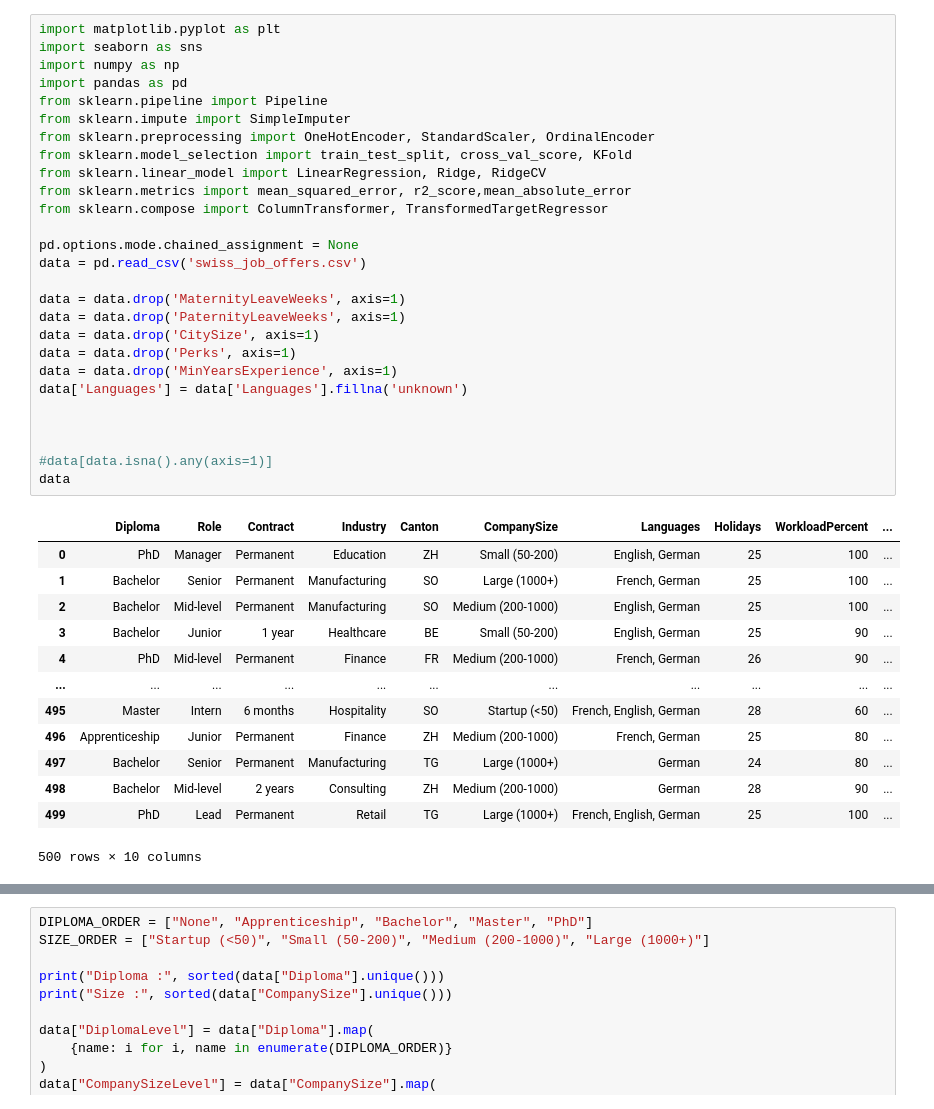
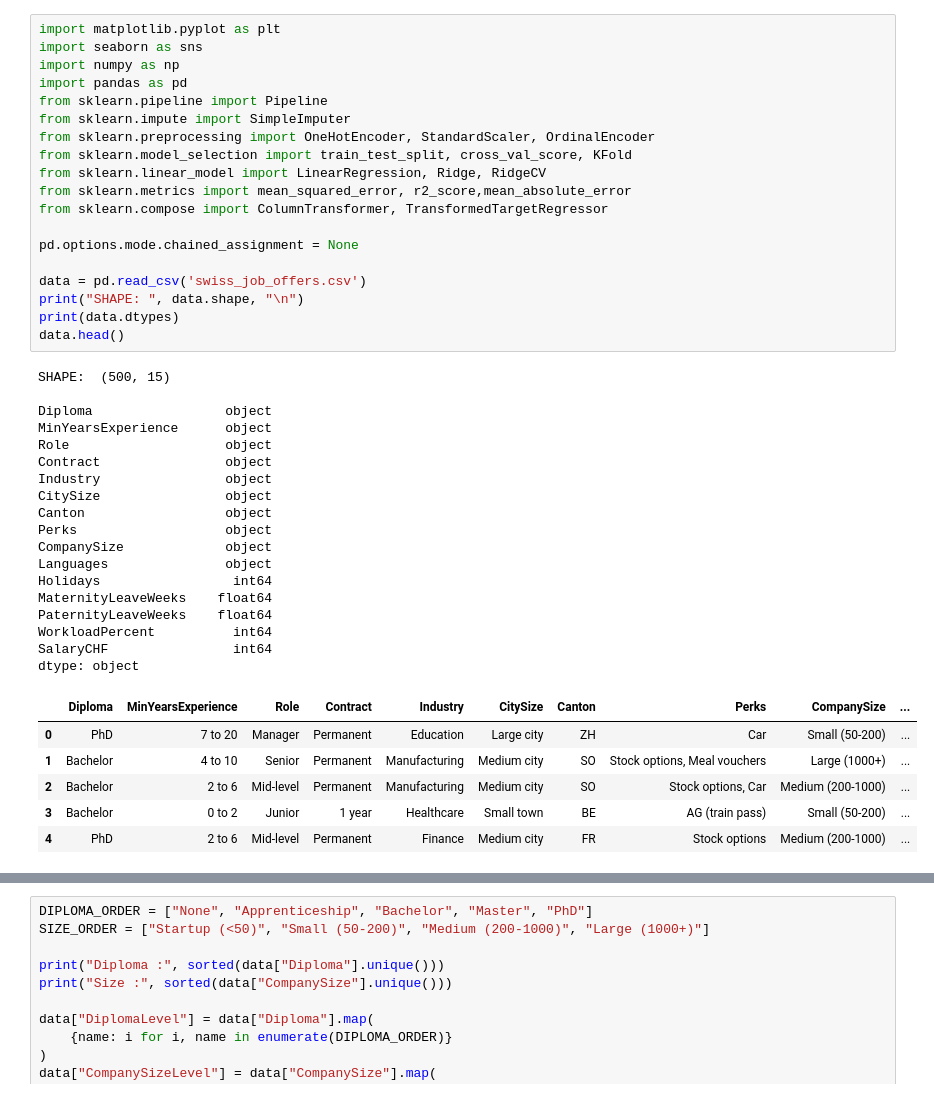
Before and after one commit to Dyumes/SS2-MobileApp, a Jupyter notebook: model_prediction/model.ipynb, the cells around one changed output, grey strips where cells are left out. Saved outputs shown, nothing was run; the diff lists cells and outputs as text.

```diff
--- a/model_prediction/model.ipynb
+++ b/model_prediction/model.ipynb
@@ -1,41 +6,44 @@
 # %%
 import matplotlib.pyplot as plt
 import seaborn as sns
 import numpy as np
 import pandas as pd
 from sklearn.pipeline import Pipeline
 from sklearn.impute import SimpleImputer
 from sklearn.preprocessing import OneHotEncoder, StandardScaler, OrdinalEncoder
 from sklearn.model_selection import train_test_split, cross_val_score, KFold
 from sklearn.linear_model import LinearRegression, Ridge, RidgeCV
 from sklearn.metrics import mean_squared_error, r2_score,mean_absolute_error
 from sklearn.compose import ColumnTransformer, TransformedTargetRegressor
 
 pd.options.mode.chained_assignment = None
+
 data = pd.read_csv('swiss_job_offers.csv')
-
-data = data.drop('MaternityLeaveWeeks', axis=1)
-data = data.drop('PaternityLeaveWeeks', axis=1)
-data = data.drop('CitySize', axis=1)
-data = data.drop('Perks', axis=1)
-data = data.drop('MinYearsExperience', axis=1)
-data['Languages'] = data['Languages'].fillna('unknown')
-
-
-
-#data[data.isna().any(axis=1)]
-data
+print("SHAPE: ", data.shape, "\n")
+print(data.dtypes)
+data.head()
 # %% [output]
+SHAPE:  (500, 15)
+
+Diploma                 object
+MinYearsExperience      object
+Role                    object
+Contract                object
+Industry                object
+CitySize                object
+Canton                  object
+Perks                   object
+CompanySize             object
+Languages               object
+Holidays                 int64
+MaternityLeaveWeeks    float64
+PaternityLeaveWeeks    float64
+WorkloadPercent          int64
+SalaryCHF                int64
+dtype: object
-|  | Diploma | Role | Contract | Industry | Canton | CompanySize | Languages | Holidays | WorkloadPercent | ... |
-| 0 | PhD | Manager | Permanent | Education | ZH | Small (50-200) | English, German | 25 | 100 | ... |
-| 1 | Bachelor | Senior | Permanent | Manufacturing | SO | Large (1000+) | French, German | 25 | 100 | ... |
-| 2 | Bachelor | Mid-level | Permanent | Manufacturing | SO | Medium (200-1000) | English, German | 25 | 100 | ... |
-| 3 | Bachelor | Junior | 1 year | Healthcare | BE | Small (50-200) | English, German | 25 | 90 | ... |
-| 4 | PhD | Mid-level | Permanent | Finance | FR | Medium (200-1000) | French, German | 26 | 90 | ... |
-| ... | ... | ... | ... | ... | ... | ... | ... | ... | ... | ... |
-| 495 | Master | Intern | 6 months | Hospitality | SO | Startup (<50) | French, English, German | 28 | 60 | ... |
-| 496 | Apprenticeship | Junior | Permanent | Finance | ZH | Medium (200-1000) | French, German | 25 | 80 | ... |
-| 497 | Bachelor | Senior | Permanent | Manufacturing | TG | Large (1000+) | German | 24 | 80 | ... |
-| 498 | Bachelor | Mid-level | 2 years | Consulting | ZH | Medium (200-1000) | German | 28 | 90 | ... |
-| 499 | PhD | Lead | Permanent | Retail | TG | Large (1000+) | French, English, German | 25 | 100 | ... |
+|  | Diploma | MinYearsExperience | Role | Contract | Industry | CitySize | Canton | Perks | CompanySize | ... |
+| 0 | PhD | 7 to 20 | Manager | Permanent | Education | Large city | ZH | Car | Small (50-200) | ... |
+| 1 | Bachelor | 4 to 10 | Senior | Permanent | Manufacturing | Medium city | SO | Stock options, Meal vouchers | Large (1000+) | ... |
+| 2 | Bachelor | 2 to 6 | Mid-level | Permanent | Manufacturing | Medium city | SO | Stock options, Car | Medium (200-1000) | ... |
+| 3 | Bachelor | 0 to 2 | Junior | 1 year | Healthcare | Small town | BE | AG (train pass) | Small (50-200) | ... |
+| 4 | PhD | 2 to 6 | Mid-level | Permanent | Finance | Medium city | FR | Stock options | Medium (200-1000) | ... |
-500 rows × 10 columns
```
Also changed, not shown: parts of 48 cells of this notebook, 1 other file.
